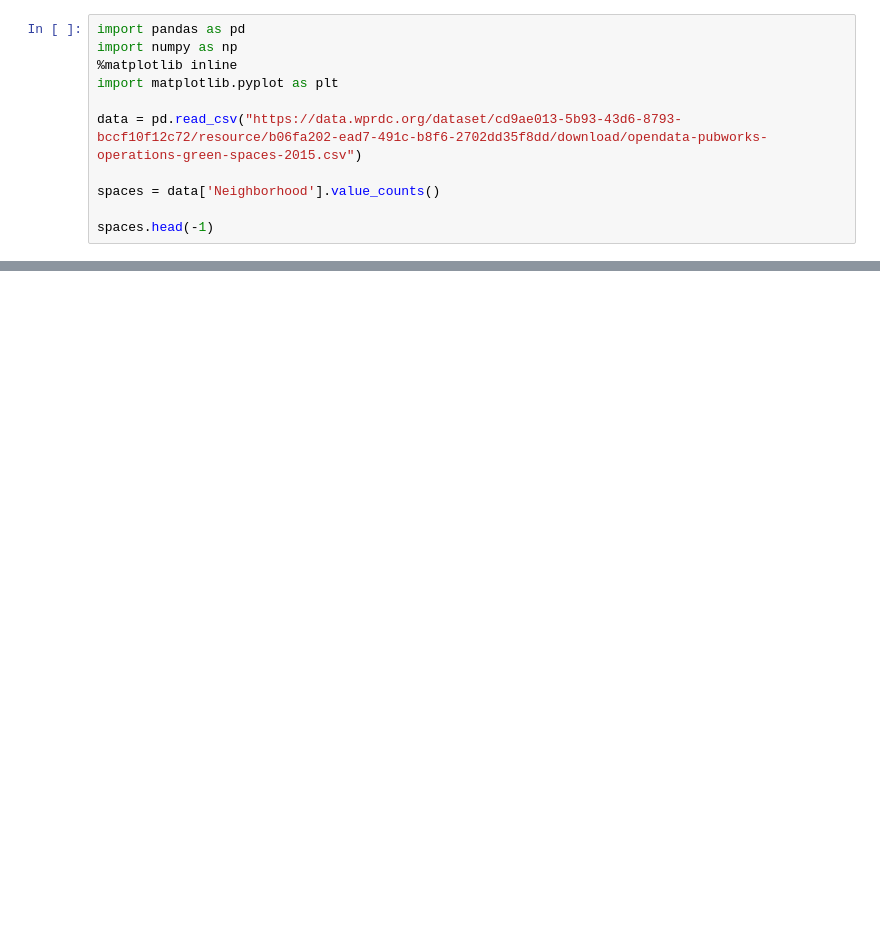
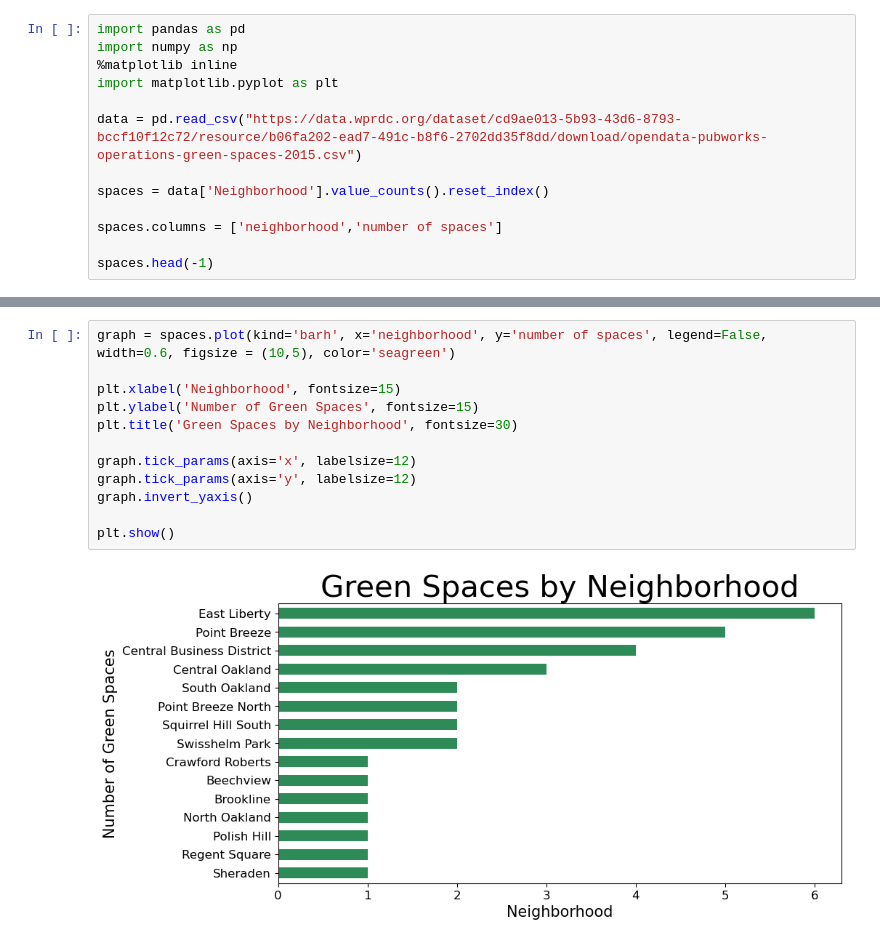
Before and after one commit to ARobin09/0010-Final-Project, a Jupyter notebook: GreenSpacesData.ipynb, the cells around one changed output, grey strips where cells are left out. Cells and saved outputs as stored; diff of their text form; blank space fills up the shorter version.

Commit message:
Graphed green and smart data

```diff
--- a/GreenSpacesData.ipynb
+++ b/GreenSpacesData.ipynb
@@ -6,7 +6,9 @@ import matplotlib.pyplot as plt
 
 data = pd.read_csv("https://data.wprdc.org/dataset/cd9ae013-5b93-43d6-8793-bccf10f12c72/resource/b06fa202-ead7-491c-b8f6-2702dd35f8dd/download/opendata-pubworks-operations-green-spaces-2015.csv")
 
-spaces = data['Neighborhood'].value_counts()
+spaces = data['Neighborhood'].value_counts().reset_index()
+
+spaces.columns = ['neighborhood','number of spaces']
 
 spaces.head(-1)
 # %% [output]
@@ -28,0 +30,14 @@ Name: count, dtype: int64
+# %%
+graph = spaces.plot(kind='barh', x='neighborhood', y='number of spaces', legend=False, width=0.6, figsize = (10,5), color='seagreen')
+
+plt.xlabel('Neighborhood', fontsize=15)
+plt.ylabel('Number of Green Spaces', fontsize=15)
+plt.title('Green Spaces by Neighborhood', fontsize=30)
+
+graph.tick_params(axis='x', labelsize=12)
+graph.tick_params(axis='y', labelsize=12)
+graph.invert_yaxis()
+
+plt.show()
+# %% [output]
+[figure, added]
```
Also changed, not shown: parts of 1 cell of this notebook, 1 other file.
